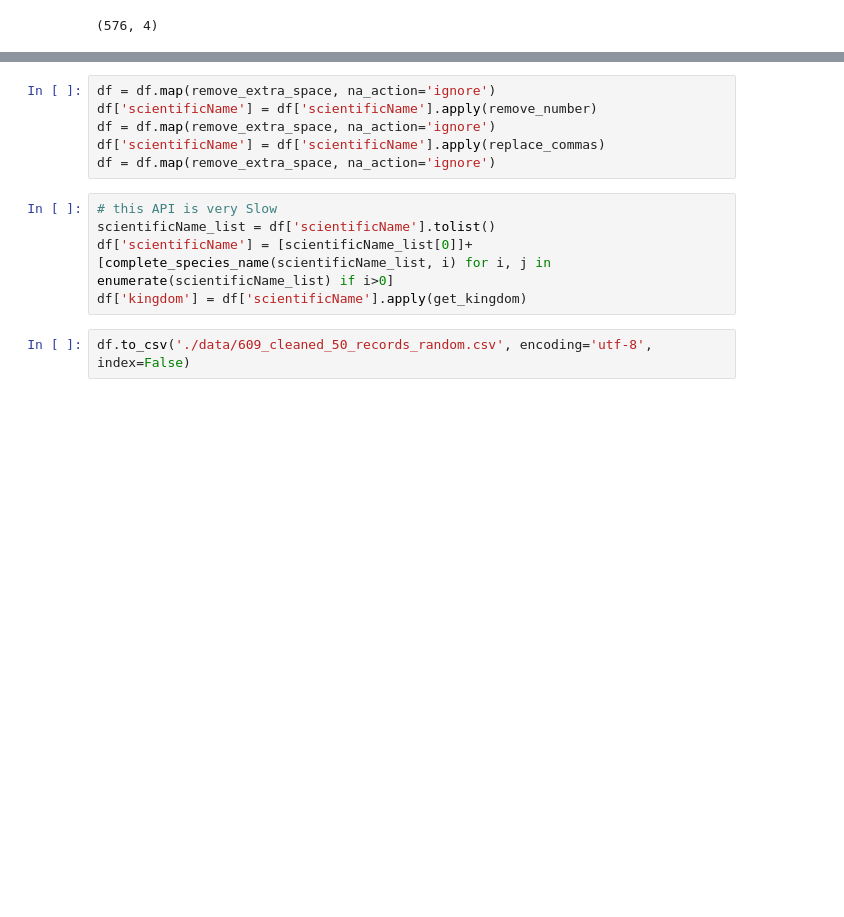
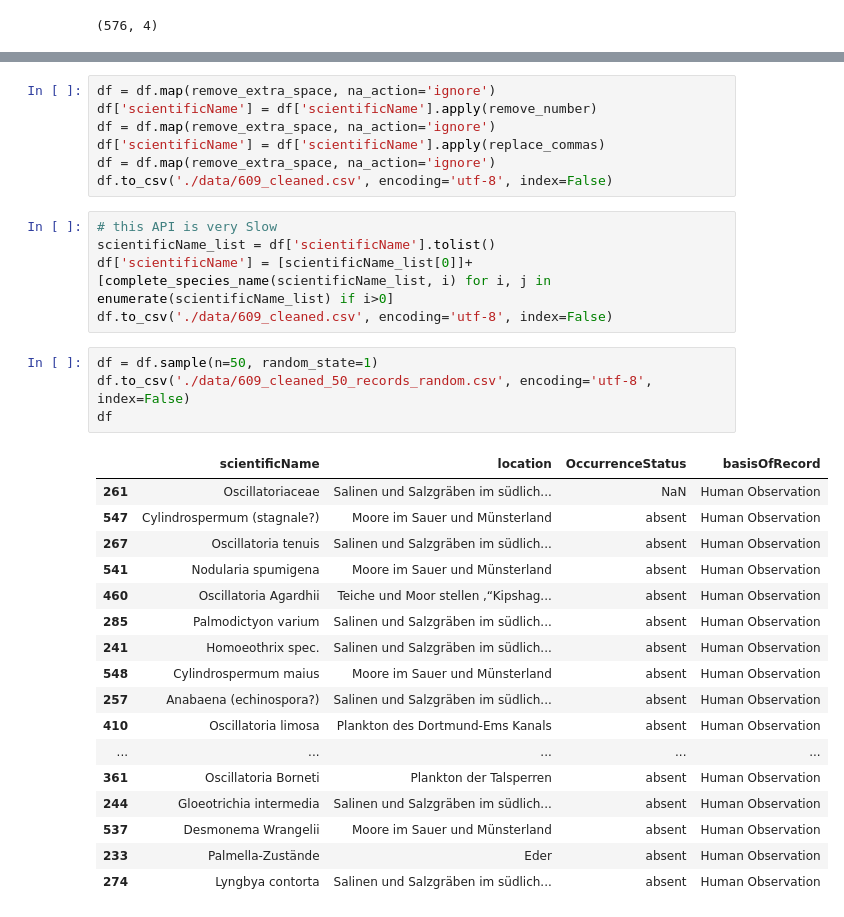
Before and after one commit to vyasakhilesh/sc_species, a Jupyter notebook: data_preparation.ipynb, the cells around one changed output, grey strips where cells are left out. Drawn from its saved outputs; the diff is of its cells as text; blank space fills up the shorter version.

```diff
--- a/data_preparation.ipynb
+++ b/data_preparation.ipynb
@@ -132,10 +121,31 @@ df['scientificName'] = df['scientificName'].apply(remove_number)
 df = df.map(remove_extra_space, na_action='ignore')
 df['scientificName'] = df['scientificName'].apply(replace_commas)
 df = df.map(remove_extra_space, na_action='ignore')
+df.to_csv('./data/609_cleaned.csv', encoding='utf-8', index=False)
 # %%
 # this API is very Slow
 scientificName_list = df['scientificName'].tolist()
 df['scientificName'] = [scientificName_list[0]]+ [complete_species_name(scientificName_list, i) for i, j in enumerate(scientificName_list) if i>0]
-df['kingdom'] = df['scientificName'].apply(get_kingdom)
+df.to_csv('./data/609_cleaned.csv', encoding='utf-8', index=False)
-# %%
-df.to_csv('./data/609_cleaned_50_records_random.csv', encoding='utf-8', index=False)
+# %%
+df = df.sample(n=50, random_state=1)
+df.to_csv('./data/609_cleaned_50_records_random.csv', encoding='utf-8', index=False)
+df
+# %% [output]
+|  | scientificName | location | OccurrenceStatus | basisOfRecord |
+| 261 | Oscillatoriaceae | Salinen und Salzgräben im südlich... | NaN | Human Observation |
+| 547 | Cylindrospermum (stagnale?) | Moore im Sauer und Münsterland | absent | Human Observation |
+| 267 | Oscillatoria tenuis | Salinen und Salzgräben im südlich... | absent | Human Observation |
+| 541 | Nodularia spumigena | Moore im Sauer und Münsterland | absent | Human Observation |
+| 460 | Oscillatoria Agardhii | Teiche und Moor stellen ,“Kipshag... | absent | Human Observation |
+| 285 | Palmodictyon varium | Salinen und Salzgräben im südlich... | absent | Human Observation |
+| 241 | Homoeothrix spec. | Salinen und Salzgräben im südlich... | absent | Human Observation |
+| 548 | Cylindrospermum maius | Moore im Sauer und Münsterland | absent | Human Observation |
+| 257 | Anabaena (echinospora?) | Salinen und Salzgräben im südlich... | absent | Human Observation |
+| 410 | Oscillatoria limosa | Plankton des Dortmund-Ems Kanals | absent | Human Observation |
+| ... | ... | ... | ... | ... |
+| 361 | Oscillatoria Borneti | Plankton der Talsperren | absent | Human Observation |
+| 244 | Gloeotrichia intermedia | Salinen und Salzgräben im südlich... | absent | Human Observation |
+| 537 | Desmonema Wrangelii | Moore im Sauer und Münsterland | absent | Human Observation |
+| 233 | Palmella-Zustände | Eder | absent | Human Observation |
+| 274 | Lyngbya contorta | Salinen und Salzgräben im südlich... | absent | Human Observation |
```
Also changed, not shown: parts of 7 cells of this notebook, 3 other files.
